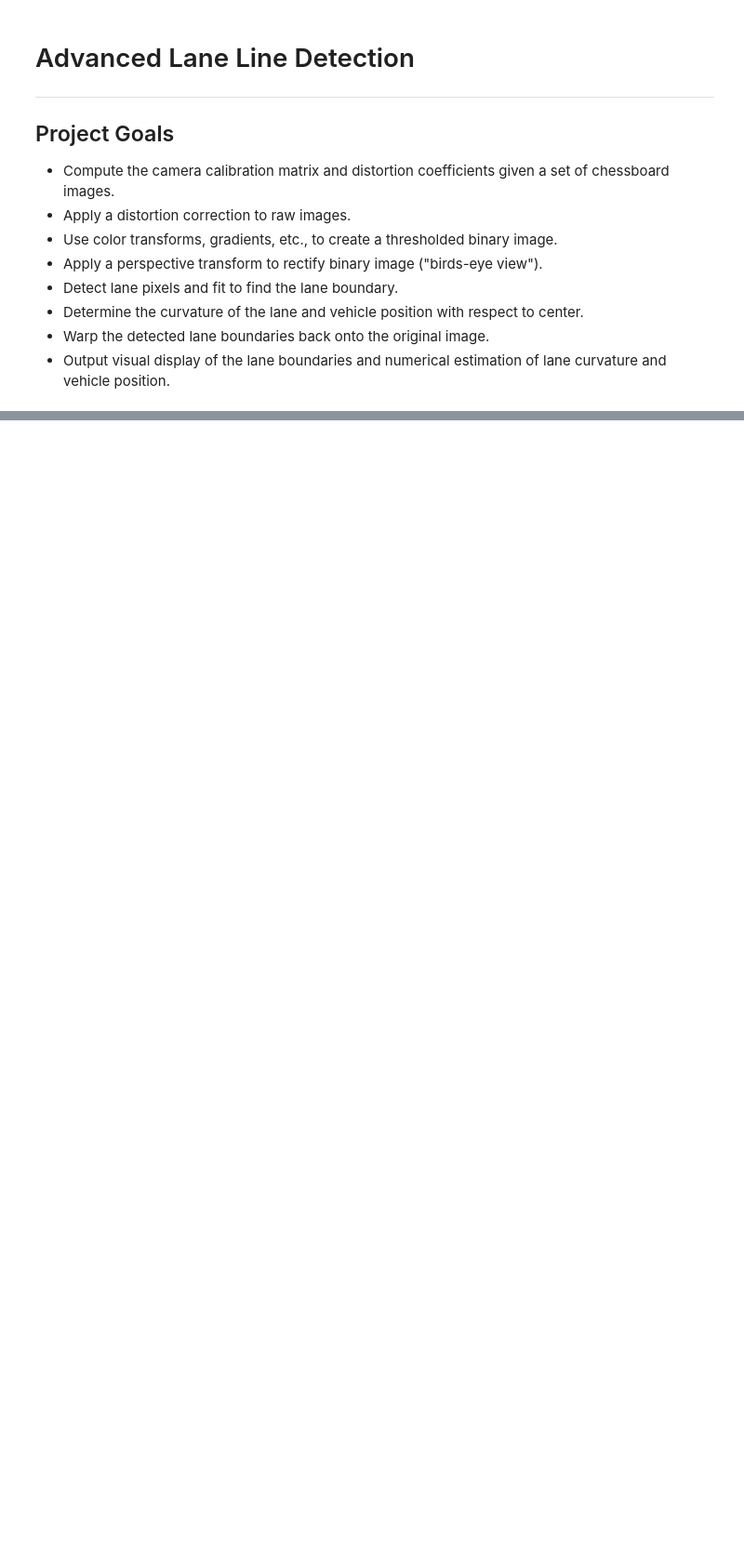
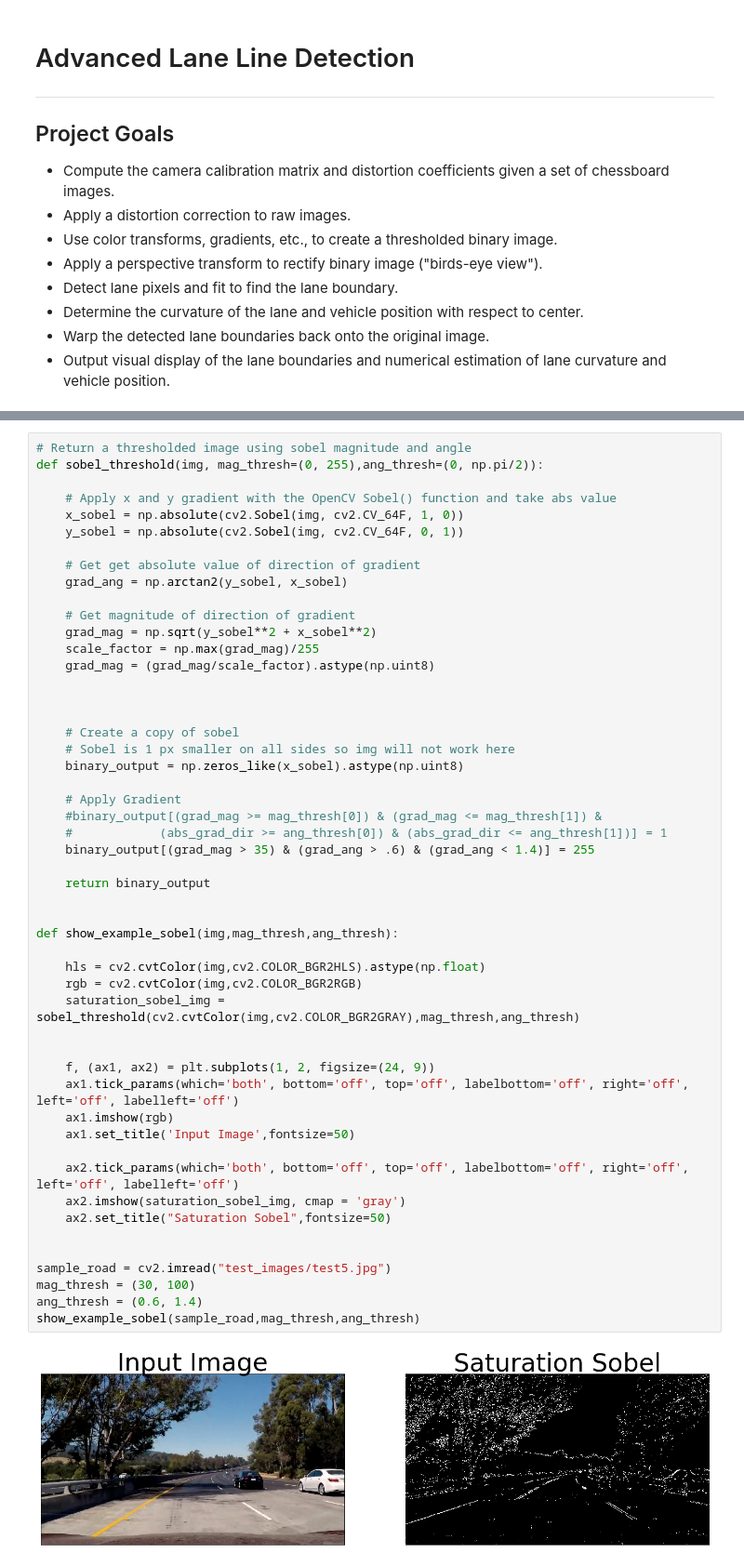
Before and after one commit to CharlesBradshaw/Advanced-Lane-Line-Detection, a Jupyter notebook: Advanced_Lane_Line_Detection.ipynb, the cells around one changed output, grey strips where cells are left out. Shown at 93% size. Drawn from its saved outputs; the diff is of its cells as text; blank space fills up the shorter version.

```diff
--- a/Advanced_Lane_Line_Detection.ipynb
+++ b/Advanced_Lane_Line_Detection.ipynb
@@ -124,0 +209,53 @@ show_example()
+# %%
+# Return a thresholded image using sobel magnitude and angle
+def sobel_threshold(img, mag_thresh=(0, 255),ang_thresh=(0, np.pi/2)):
+
+    # Apply x and y gradient with the OpenCV Sobel() function and take abs value
+    x_sobel = np.absolute(cv2.Sobel(img, cv2.CV_64F, 1, 0))
+    y_sobel = np.absolute(cv2.Sobel(img, cv2.CV_64F, 0, 1))
+
+    # Get get absolute value of direction of gradient
+    grad_ang = np.arctan2(y_sobel, x_sobel)
+
+    # Get magnitude of direction of gradient
+    grad_mag = np.sqrt(y_sobel**2 + x_sobel**2)
+    scale_factor = np.max(grad_mag)/255
+    grad_mag = (grad_mag/scale_factor).astype(np.uint8)
+
+
+
+    # Create a copy of sobel
+    # Sobel is 1 px smaller on all sides so img will not work here
+    binary_output = np.zeros_like(x_sobel).astype(np.uint8)
+
+    # Apply Gradient
+    #binary_output[(grad_mag >= mag_thresh[0]) & (grad_mag <= mag_thresh[1]) &
+    #            (abs_grad_dir >= ang_thresh[0]) & (abs_grad_dir <= ang_thresh[1])] = 1
+    binary_output[(grad_mag > 35) & (grad_ang > .6) & (grad_ang < 1.4)] = 255
+
+    return binary_output
+
+
+def show_example_sobel(img,mag_thresh,ang_thresh):
+
+    hls = cv2.cvtColor(img,cv2.COLOR_BGR2HLS).astype(np.float)
+    rgb = cv2.cvtColor(img,cv2.COLOR_BGR2RGB)
+    saturation_sobel_img = sobel_threshold(cv2.cvtColor(img,cv2.COLOR_BGR2GRAY),mag_thresh,ang_thresh)
+
+
+    f, (ax1, ax2) = plt.subplots(1, 2, figsize=(24, 9))
+    ax1.tick_params(which='both', bottom='off', top='off', labelbottom='off', right='off', left='off', labelleft='off')
+    ax1.imshow(rgb)
+    ax1.set_title('Input Image',fontsize=50)
+
+    ax2.tick_params(which='both', bottom='off', top='off', labelbottom='off', right='off', left='off', labelleft='off')
+    ax2.imshow(saturation_sobel_img, cmap = 'gray')
+    ax2.set_title("Saturation Sobel",fontsize=50)
+
+
+sample_road = cv2.imread("test_images/test5.jpg")
+mag_thresh = (30, 100)
+ang_thresh = (0.6, 1.4)
+show_example_sobel(sample_road,mag_thresh,ang_thresh)
+# %% [output]
+[figure, added]
```
Also changed, not shown: parts of 23 cells of this notebook, 5 other files.
